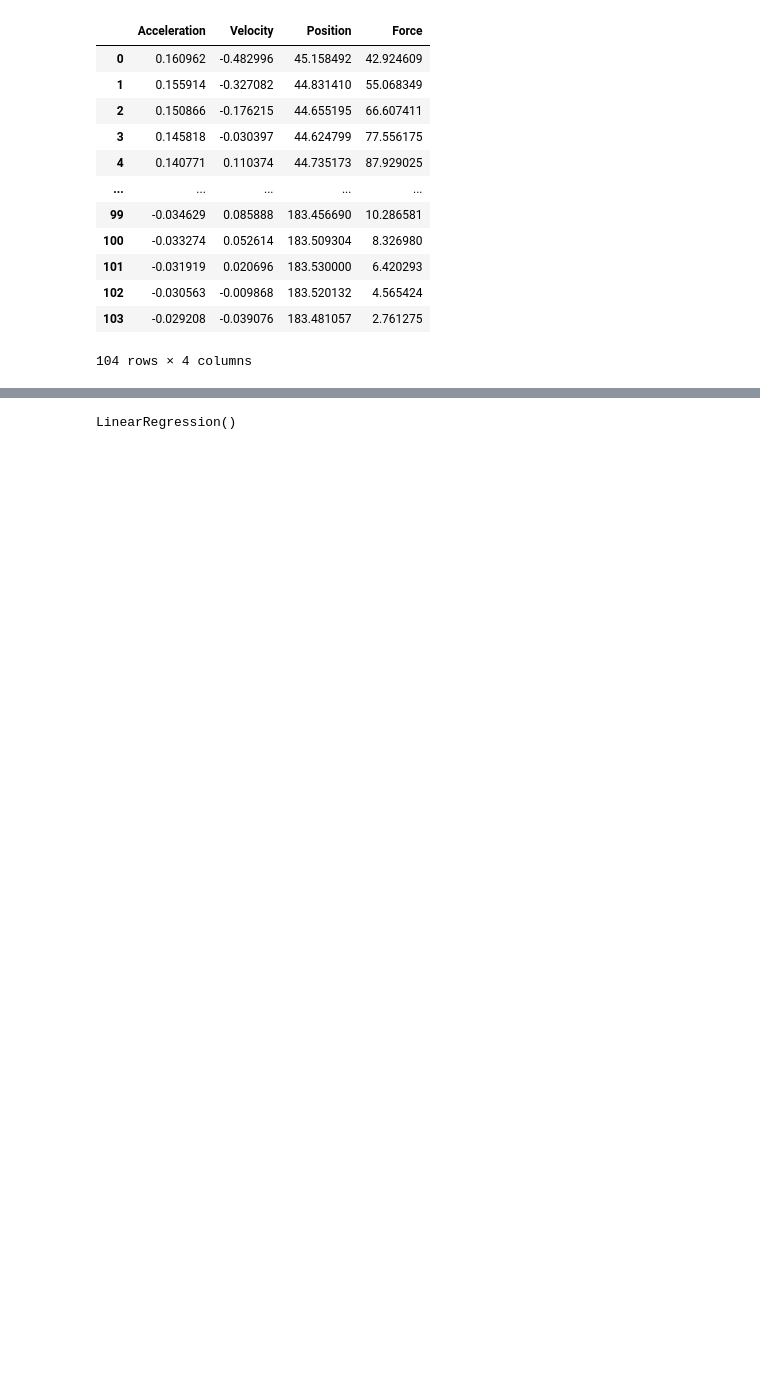
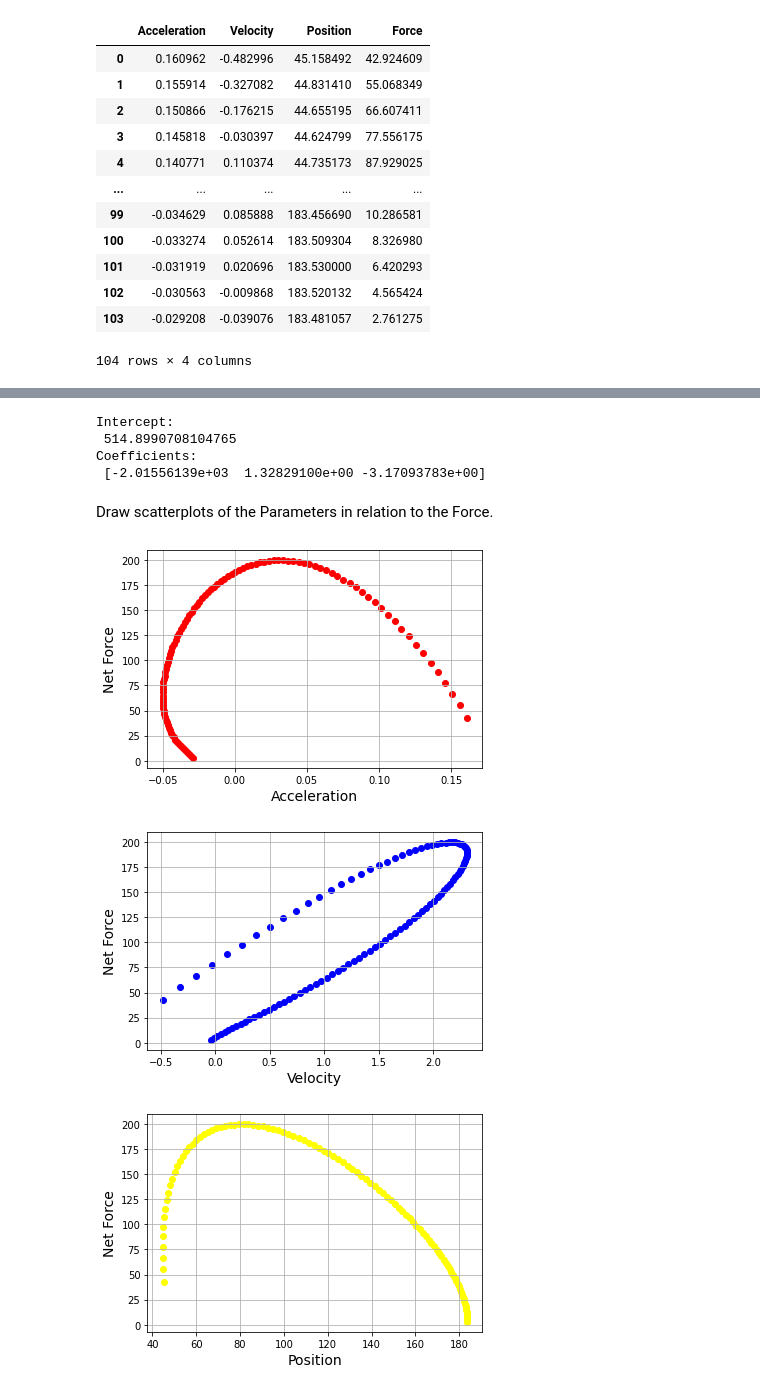
Before and after one commit to superchroma/901, a Jupyter notebook: MCK.ipynb, the cells around one changed output, grey strips where cells are left out. Saved outputs shown, nothing was run; the diff lists cells and outputs as text; code cells hidden in the pictures; blank space fills up the shorter version.

```diff
--- a/MCK.ipynb
+++ b/MCK.ipynb
@@ -4,5 +8,5 @@ import pandas as pd
 # %%
-df = pd.read_csv("MCK.csv")
+df = pd.read_csv("https://raw.githubusercontent.com/superchromat/901/main/MCK.csv")
 # %%
 df
 # %% [output]
@@ -29,5 +45,37 @@ y = df['Force']
 from sklearn.linear_model import LinearRegression
 reg = LinearRegression()
 reg.fit(X,y)
+print('Intercept: \n', reg.intercept_)
+print('Coefficients: \n', reg.coef_)
 # %% [output]
-LinearRegression()
+Intercept:
+ 514.8990708104765
+Coefficients:
+ [-2.01556139e+03  1.32829100e+00 -3.17093783e+00]
+# %% [markdown]
+Draw scatterplots of the Parameters in relation to the Force.
+# %%
+plt.scatter(df['Acceleration'], df['Force'], color='red')
+plt.title('', fontsize=14)
+plt.xlabel('Acceleration', fontsize=14)
+plt.ylabel('Net Force', fontsize=14)
+plt.grid(True)
+plt.show()
+
+plt.scatter(df['Velocity'], df['Force'], color='blue')
+plt.title('', fontsize=14)
+plt.xlabel('Velocity', fontsize=14)
+plt.ylabel('Net Force', fontsize=14)
+plt.grid(True)
+plt.show()
+
+plt.scatter(df['Position'], df['Force'], color='yellow')
+plt.title('', fontsize=14)
+plt.xlabel('Position', fontsize=14)
+plt.ylabel('Net Force', fontsize=14)
+plt.grid(True)
+plt.show()
+# %% [output]
+[figure, added]
+[figure, added]
+[figure, added]
```
Also changed, not shown: parts of 4 cells of this notebook.
